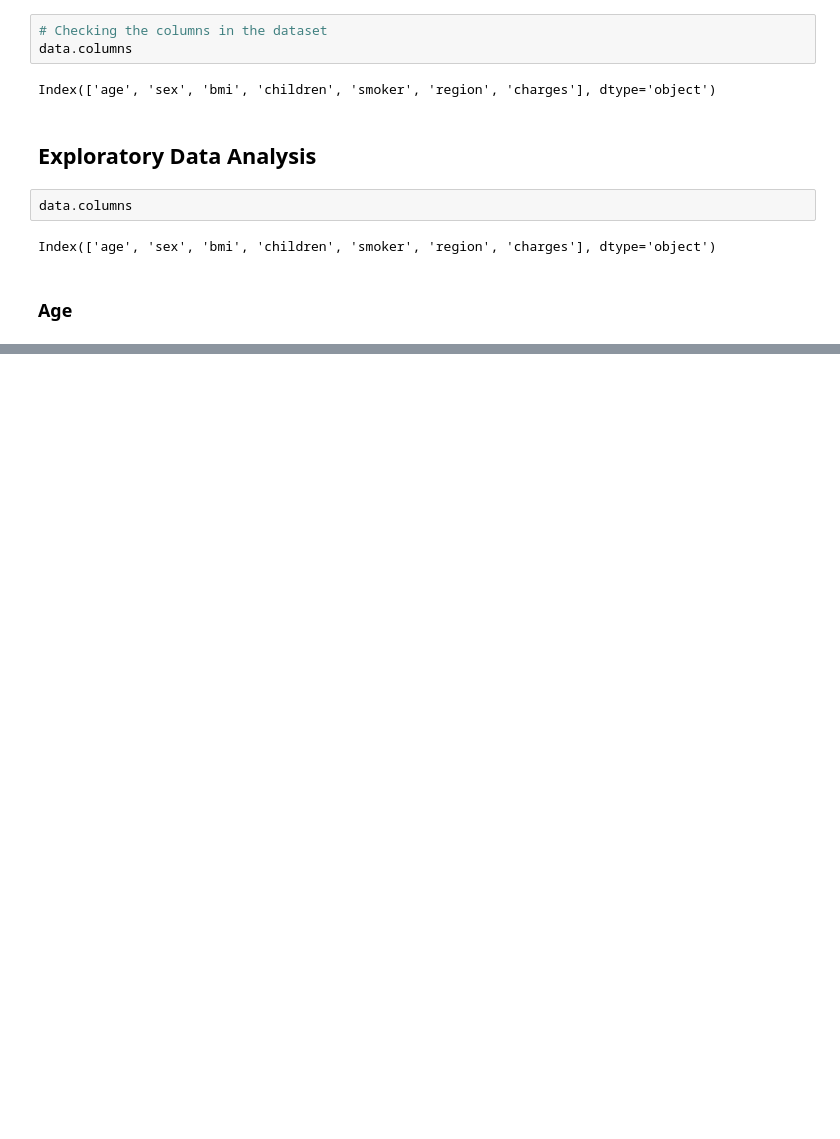
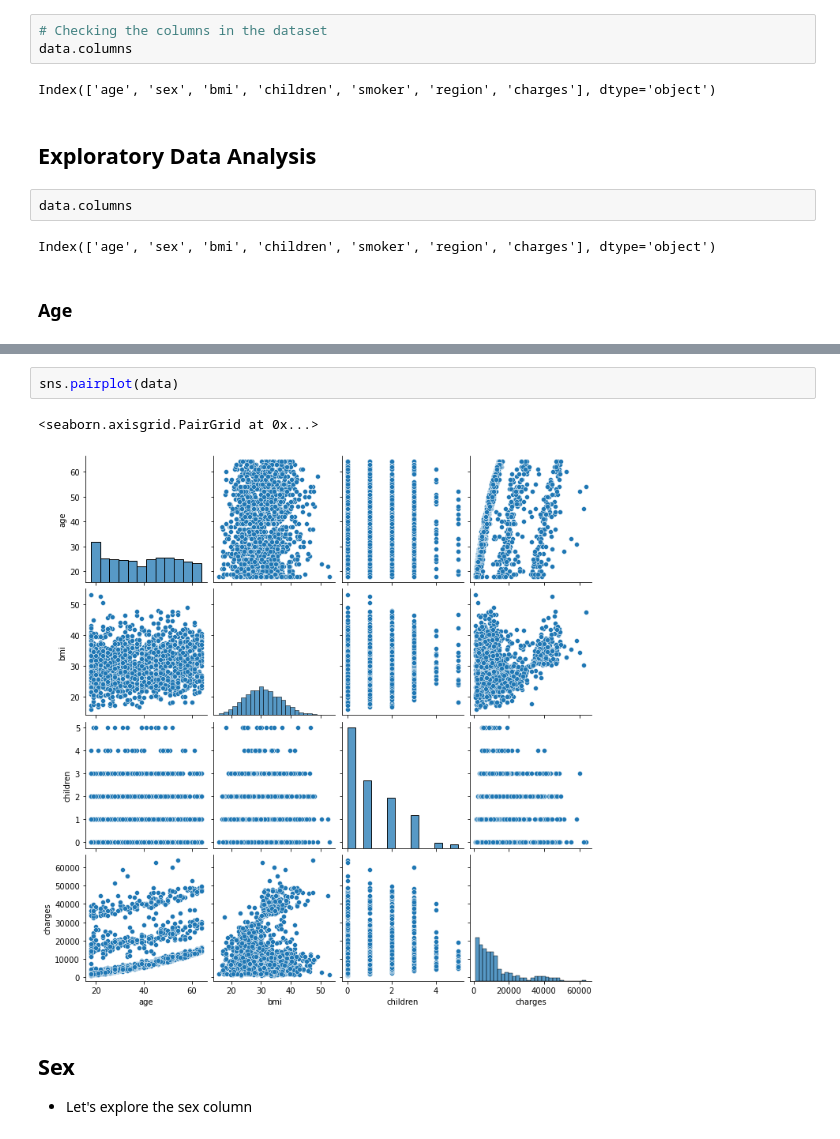
Before and after one commit to Thomas4Daniel/medical-insurance-cost-analysis, a Jupyter notebook: project.ipynb, the cells around one changed output, grey strips where cells are left out. Saved outputs shown, nothing was run; the diff lists cells and outputs as text; blank space fills up the shorter version.

```diff
--- a/project.ipynb
+++ b/project.ipynb
@@ -110,0 +150,8 @@ Text(0.5, 1.0, 'Smoker Dsitribution')
+# %%
+sns.pairplot(data)
+# %% [output]
+<seaborn.axisgrid.PairGrid at 0x...>
+[figure, added]
+# %% [markdown]
+## Sex
+- Let's explore the sex column
```
Also changed, not shown: parts of 22 cells of this notebook.
